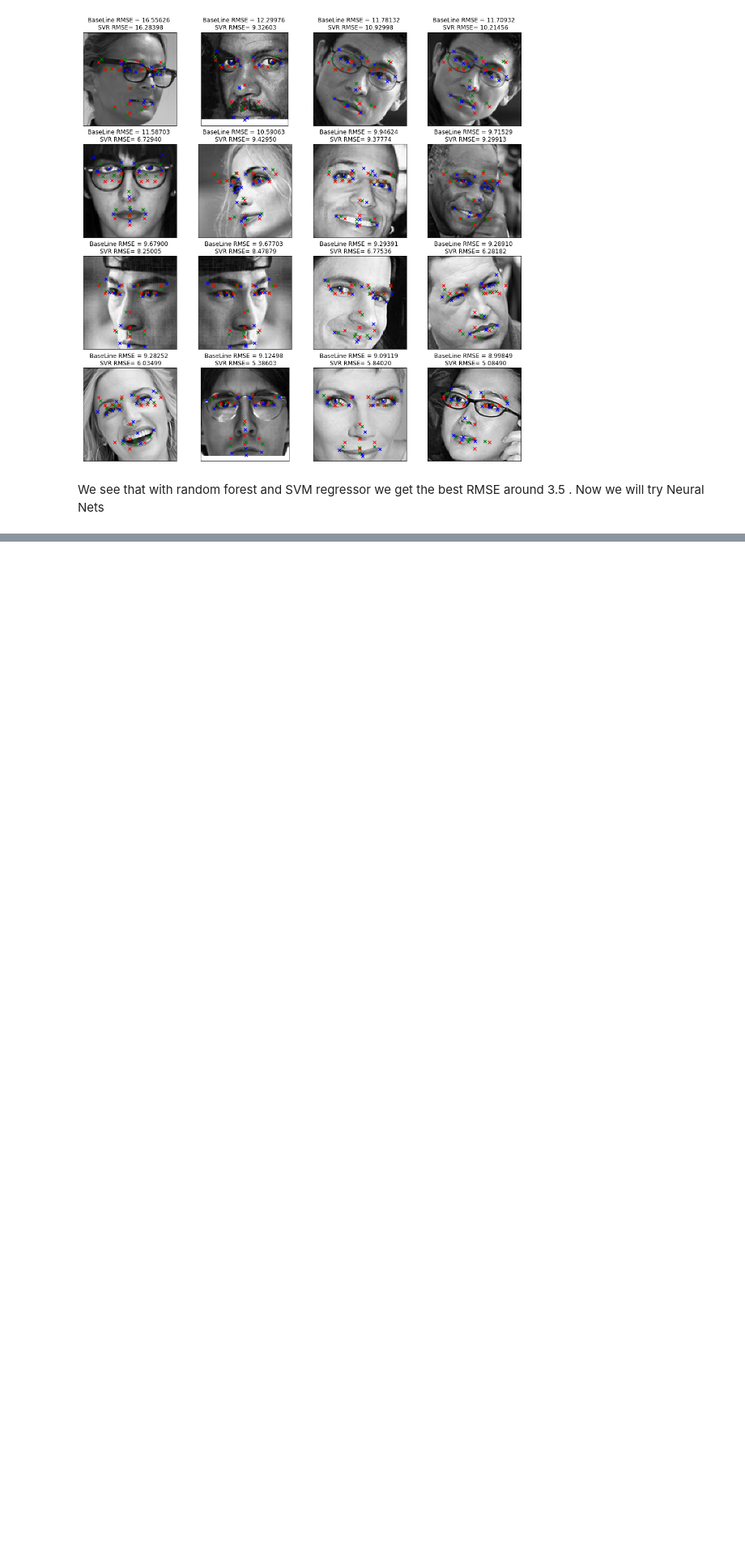
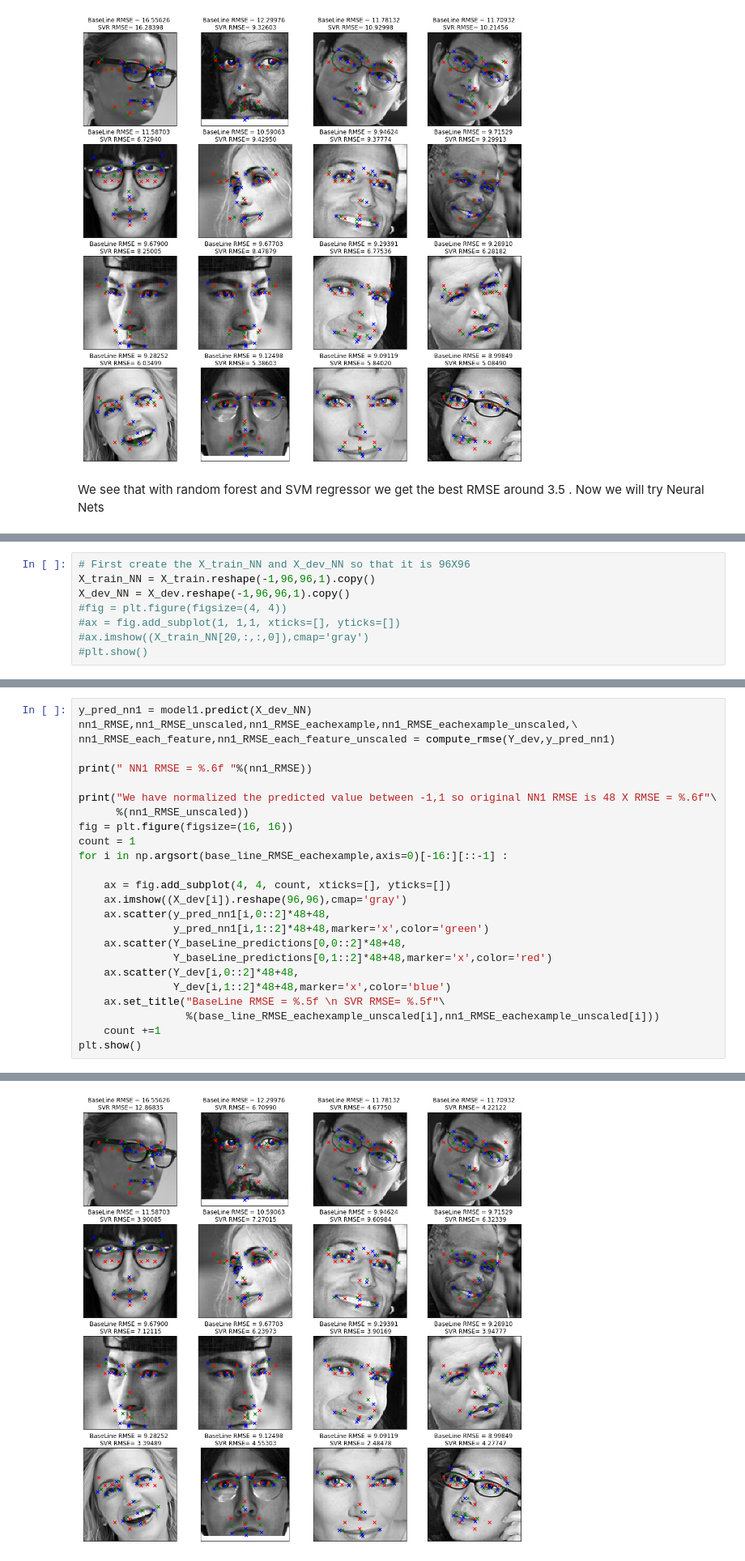
Before and after one commit to anupjha10/W207_ML_FINAL_Project, a Jupyter notebook: Final_Project_Anish_Anup.ipynb, the cells around one changed output, grey strips where cells are left out. Shown at 81% size. Cells and saved outputs as stored; diff of their text form; blank space fills up the shorter version.

```diff
--- a/Final_Project_Anish_Anup.ipynb
+++ b/Final_Project_Anish_Anup.ipynb
@@ -571,0 +591,8 @@ Now we will try Neural Nets
+# %%
+# First create the X_train_NN and X_dev_NN so that it is 96X96
+X_train_NN = X_train.reshape(-1,96,96,1).copy()
+X_dev_NN = X_dev.reshape(-1,96,96,1).copy()
+#fig = plt.figure(figsize=(4, 4))
+#ax = fig.add_subplot(1, 1,1, xticks=[], yticks=[])
+#ax.imshow((X_train_NN[20,:,:,0]),cmap='gray')
+#plt.show()
@@ -571,0 +965,26 @@ Now we will try Neural Nets
+# %%
+y_pred_nn1 = model1.predict(X_dev_NN)
+nn1_RMSE,nn1_RMSE_unscaled,nn1_RMSE_eachexample,nn1_RMSE_eachexample_unscaled,\
+nn1_RMSE_each_feature,nn1_RMSE_each_feature_unscaled = compute_rmse(Y_dev,y_pred_nn1)
+
+print(" NN1 RMSE = %.6f "%(nn1_RMSE))
+
+print("We have normalized the predicted value between -1,1 so original NN1 RMSE is 48 X RMSE = %.6f"\
+      %(nn1_RMSE_unscaled))
+fig = plt.figure(figsize=(16, 16))
+count = 1
+for i in np.argsort(base_line_RMSE_eachexample,axis=0)[-16:][::-1] :
+
+    ax = fig.add_subplot(4, 4, count, xticks=[], yticks=[])
+    ax.imshow((X_dev[i]).reshape(96,96),cmap='gray')
+    ax.scatter(y_pred_nn1[i,0::2]*48+48,
+               y_pred_nn1[i,1::2]*48+48,marker='x',color='green')
+    ax.scatter(Y_baseLine_predictions[0,0::2]*48+48,
+               Y_baseLine_predictions[0,1::2]*48+48,marker='x',color='red')
+    ax.scatter(Y_dev[i,0::2]*48+48,
+               Y_dev[i,1::2]*48+48,marker='x',color='blue')
+    ax.set_title("BaseLine RMSE = %.5f \n SVR RMSE= %.5f"\
+                 %(base_line_RMSE_eachexample_unscaled[i],nn1_RMSE_eachexample_unscaled[i]))
+    count +=1
+plt.show()
+# %% [output]
@@ -571,0 +993 @@ Now we will try Neural Nets
+[figure, added]
```
Also changed, not shown: parts of 25 cells of this notebook, 3 other files.
